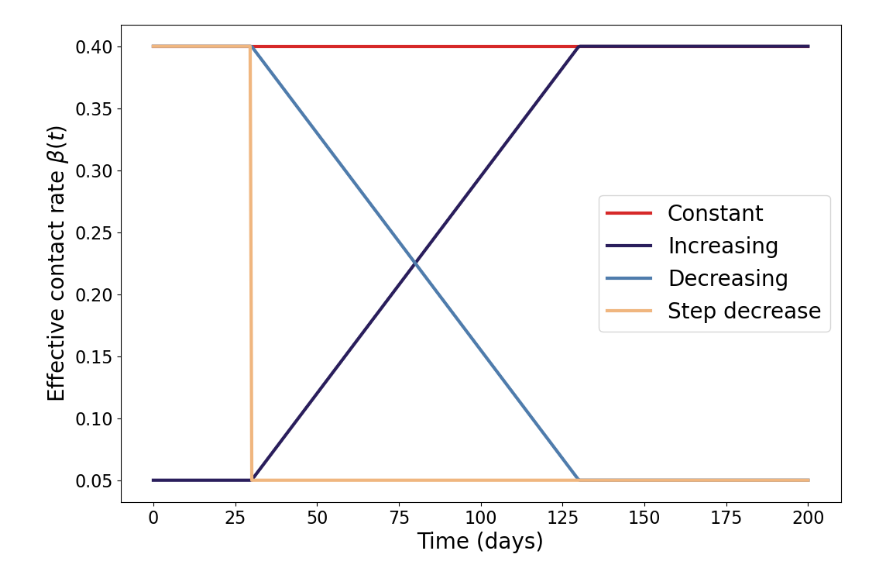
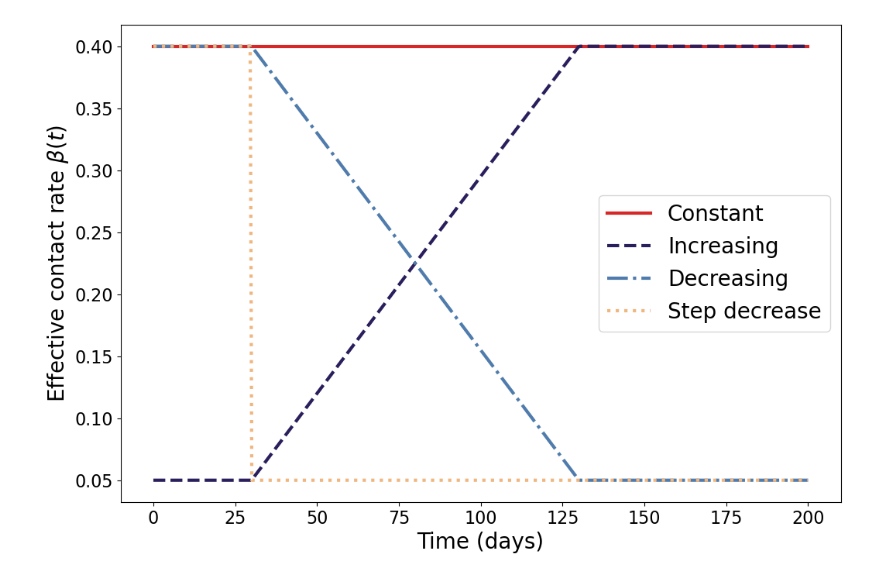
Before and after one commit to joshlooks/COVIDews, a Jupyter notebook: simulations_additional.ipynb, the cells around one changed output. Saved outputs shown, nothing was run; the diff lists cells and outputs as text; code cells hidden in the pictures.

```diff
--- a/simulations_additional.ipynb
+++ b/simulations_additional.ipynb
@@ -29,15 +29,15 @@ def beta_step_t(t):
 # %%
 fig, axis = plt.subplots(figsize=(12,8))
 ts = np.linspace(0,200,400)
 axis.plot(ts,betat(ts),label='Constant',lw=3,color='#D62828')
-axis.plot(ts,[beta_increasing_t(t) for t in ts],lw=3,label='Increasing',color='#2A1E5C')
-axis.plot(ts,[beta_decreasing_t(t) for t in ts],lw=3,label='Decreasing',color='#4F7CAC')
-axis.plot(ts,[beta_step_t(t) for t in ts],lw=3,label='Step decrease',color='#F0B67F')
+axis.plot(ts,[beta_increasing_t(t) for t in ts],lw=3,label='Increasing',linestyle='--',color='#2A1E5C')
+axis.plot(ts,[beta_decreasing_t(t) for t in ts],lw=3,label='Decreasing',linestyle='-.',color='#4F7CAC')
+axis.plot(ts,[beta_step_t(t) for t in ts],lw=3,label='Step decrease',linestyle=':',color='#F0B67F')
 axis.set_ylabel(r'Effective contact rate $\beta(t)$',fontsize=20)
 axis.set_xlabel('Time (days)', fontsize = 20)
 axis.tick_params(axis='x', labelsize=16)
 axis.tick_params(axis='y', labelsize=16)
 axis.legend(fontsize=20)
-plt.savefig('Figures/scenarios.pdf',dpi=1200)
+plt.savefig('Figures/scenarios_ddot.pdf',dpi=1200)
 # %% [output]
-[figure, old version]
+[figure, new version]
```
Also changed, not shown: 10 other files.
